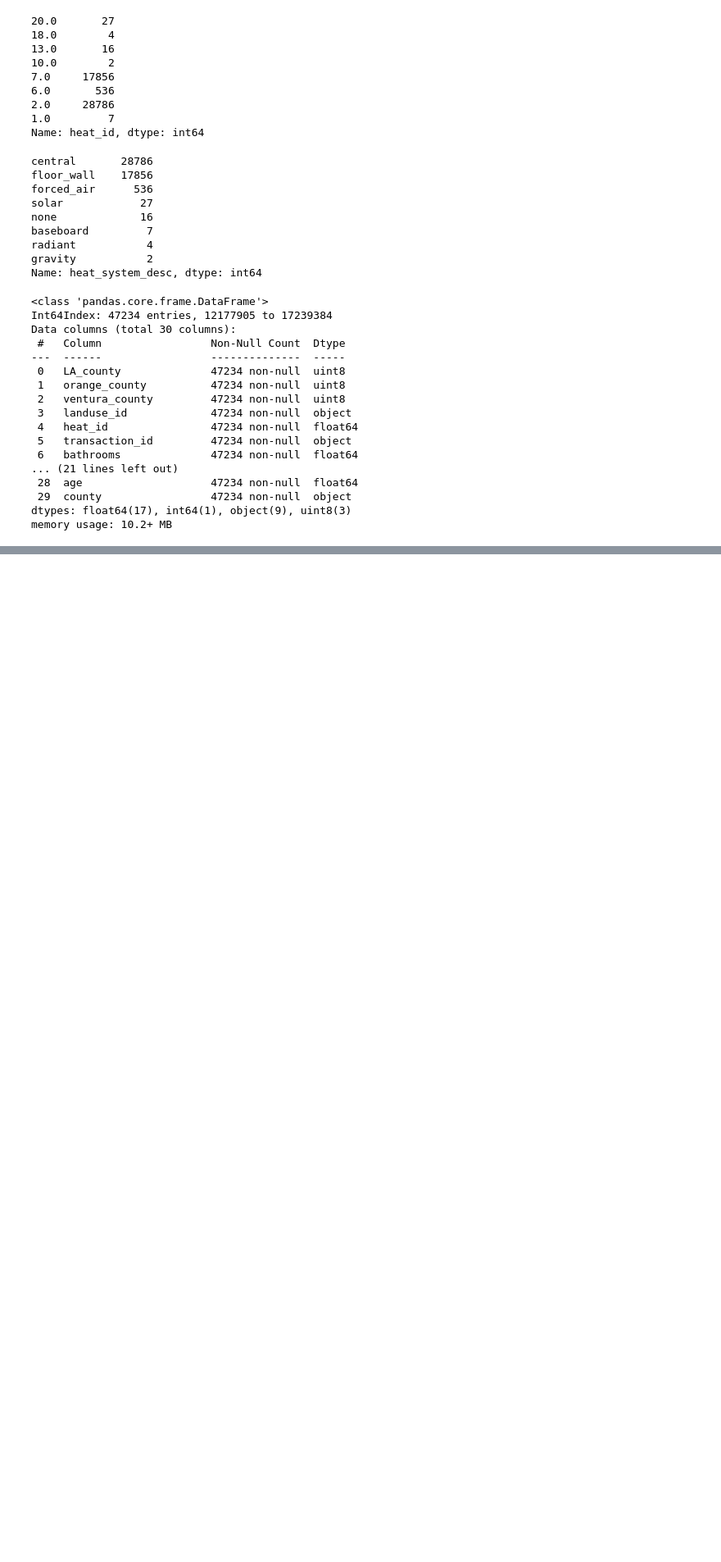
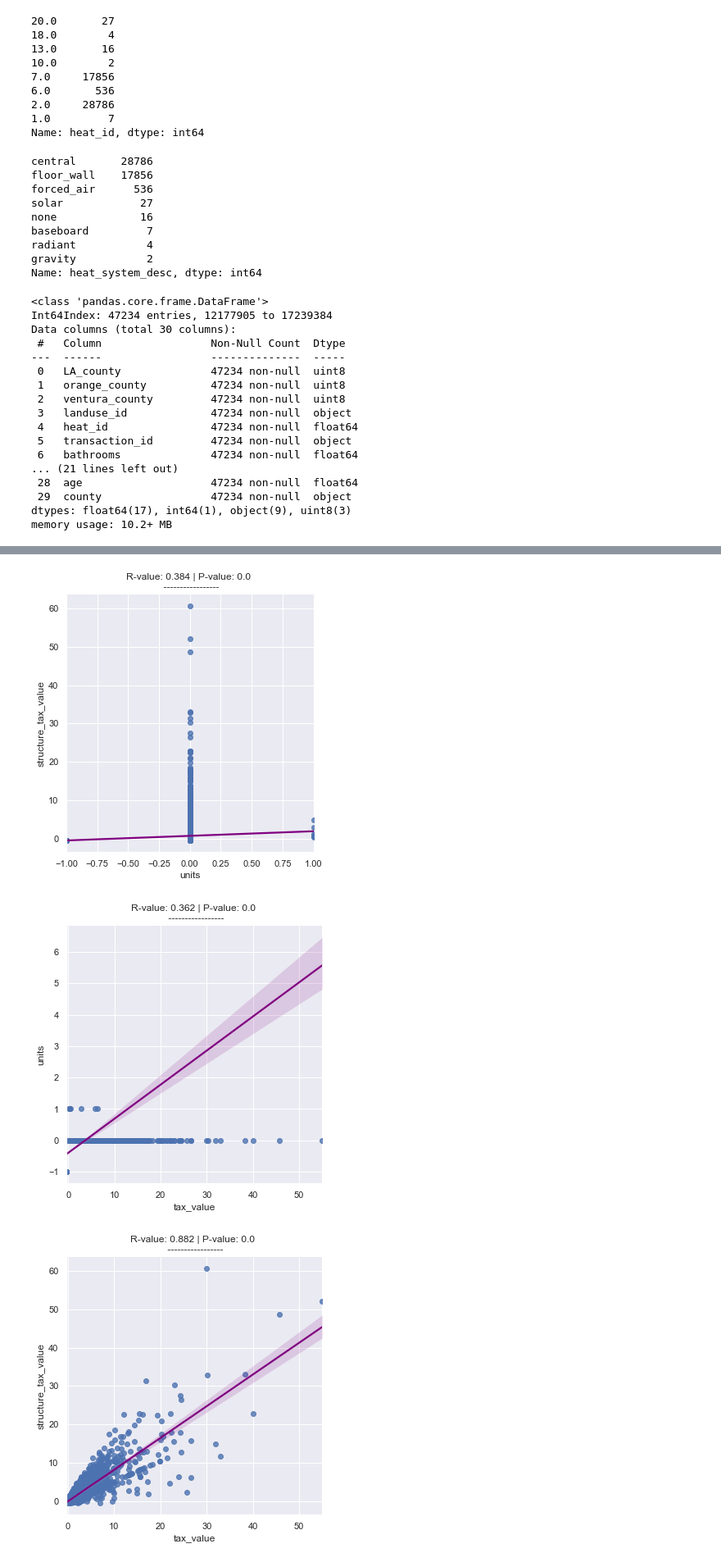
Before and after one commit to HopperTeam6/Zillow_Clustering_Project, a Jupyter notebook: bondy_property_workbook.ipynb, the cells around one changed output, grey strips where cells are left out. Shown at 82% size. Drawn from its saved outputs; the diff is of its cells as text; code cells hidden in the pictures; blank space fills up the shorter version.

```diff
--- a/bondy_property_workbook.ipynb
+++ b/bondy_property_workbook.ipynb
@@ -1054,0 +1199,7 @@ memory usage: 10.2+ MB
+# %%
+#plot more linear correlations
+eb.plot_variable_pairs(train_scaled_with_target, second_corrs)
+# %% [output]
+[figure, added]
+[figure, added]
+[figure, added]
```
Also changed, not shown: parts of 18 cells of this notebook.
